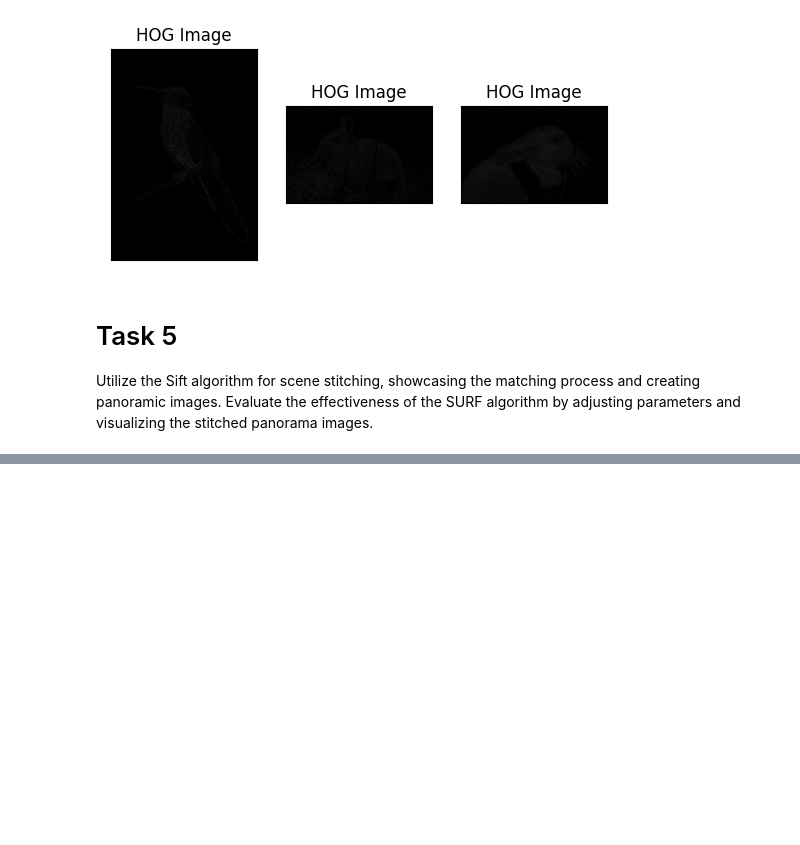
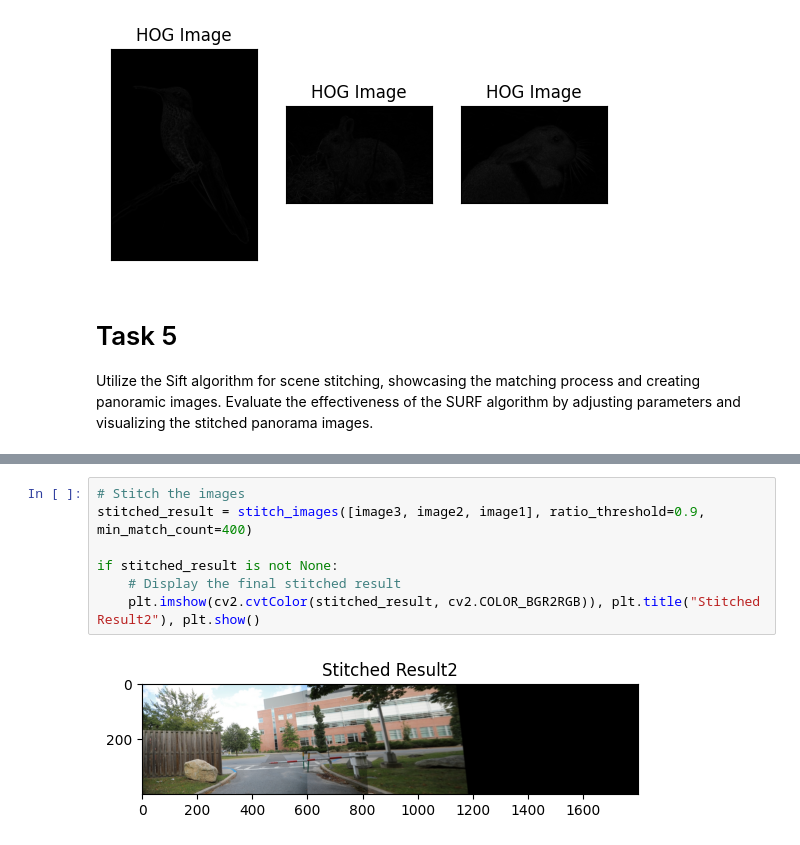
Before and after one commit to DevNerds2020/Computer_Vision, a Jupyter notebook: ComputerVision-algorithms/HomeWork2.ipynb, the cells around one changed output, grey strips where cells are left out. Cells and saved outputs as stored; diff of their text form; blank space fills up the shorter version.

```diff
--- a/ComputerVision-algorithms/HomeWork2.ipynb
+++ b/ComputerVision-algorithms/HomeWork2.ipynb
@@ -228,0 +183,9 @@ error: OpenCV(4.8.1) D:\a\opencv-python\opencv-python\opencv\modules\imgproc\src
+# %%
+# Stitch the images
+stitched_result = stitch_images([image3, image2, image1], ratio_threshold=0.9, min_match_count=400)
+
+if stitched_result is not None:
+    # Display the final stitched result
+    plt.imshow(cv2.cvtColor(stitched_result, cv2.COLOR_BGR2RGB)), plt.title("Stitched Result2"), plt.show()
+# %% [output]
+[figure, added]
```
Also changed, not shown: parts of 5 cells of this notebook, 1 other file.
